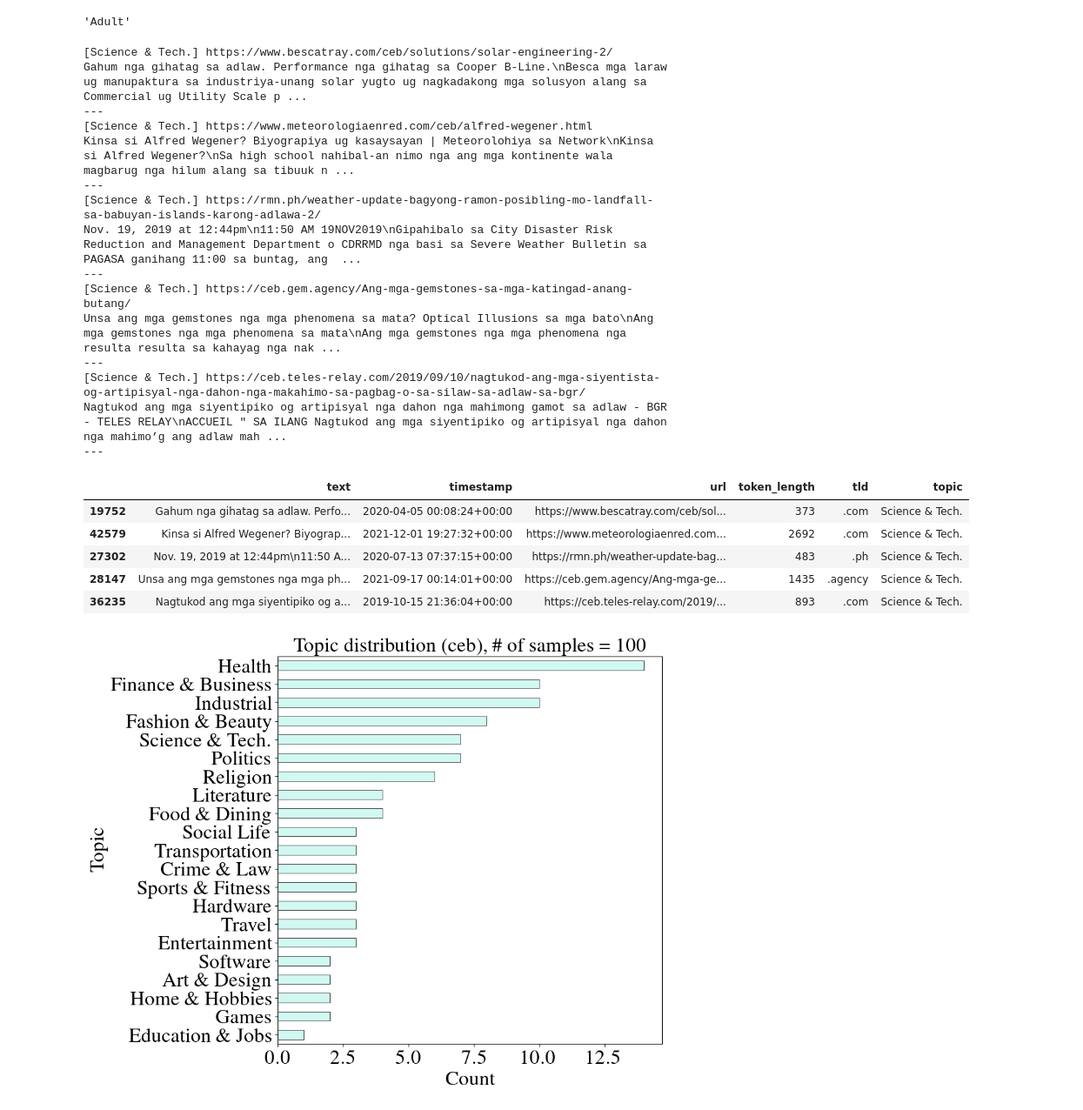
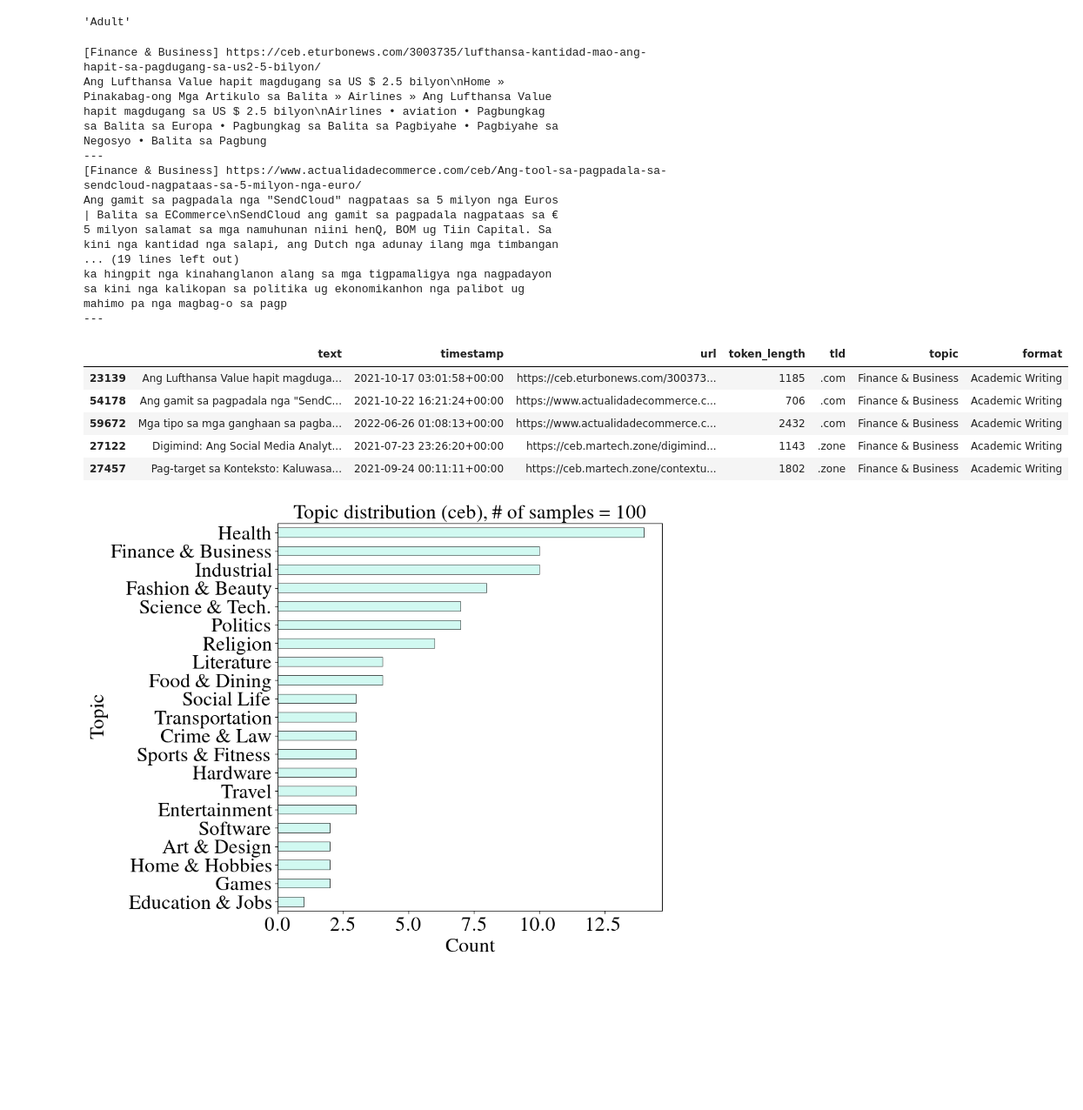
Before and after one commit to ljvmiranda921/scratch, a Jupyter notebook: 2026-03-20-madlad/2026-03-20-check-langs.ipynb, the cells around one changed output. Shown at 87% size. Saved outputs shown, nothing was run; the diff lists cells and outputs as text; code cells hidden in the pictures; blank space fills up the shorter version.

```diff
--- a/2026-03-20-madlad/2026-03-20-check-langs.ipynb
+++ b/2026-03-20-madlad/2026-03-20-check-langs.ipynb
@@ -191,40 +191,45 @@ df_sample["topic"] = df_sample.progress_apply(
     lambda row: classify_topic(row["text"], row["url"]), axis=1
 )
 # %%
+import textwrap
+
+
 def inspect_topic(df: pd.DataFrame, topic: str, n: int = 5) -> pd.DataFrame:
     """Sample n rows from a given topic and display text snippets."""
     subset = df[df["topic"] == topic]
     sample = subset.sample(min(n, len(subset)))
     for _, row in sample.iterrows():
         print(f"[{row['topic']}] {row['url']}")
-        print(row["text"][:300])
+        print(textwrap.fill(row["text"][:300], width=70))
         print("---")
     return sample
 
 
-inspect_topic(df_sample, "Science & Tech.", n=5)
+inspect_topic(df_sample, "Finance & Business", n=5)
 # %% [output]
-[Science & Tech.] https://www.bescatray.com/ceb/solutions/solar-engineering-2/
-Gahum nga gihatag sa adlaw. Performance nga gihatag sa Cooper B-Line.\nBesca mga laraw ug manupaktura sa industriya-unang solar yugto ug nagkadakong mga solusyon alang sa Commercial ug Utility Scale p ...
+[Finance & Business] https://ceb.eturbonews.com/3003735/lufthansa-kantidad-mao-ang-hapit-sa-pagdugang-sa-us2-5-bilyon/
+Ang Lufthansa Value hapit magdugang sa US $ 2.5 bilyon\nHome »
+Pinakabag-ong Mga Artikulo sa Balita » Airlines » Ang Lufthansa Value
+hapit magdugang sa US $ 2.5 bilyon\nAirlines • aviation • Pagbungkag
+sa Balita sa Europa • Pagbungkag sa Balita sa Pagbiyahe • Pagbiyahe sa
+Negosyo • Balita sa Pagbung
 ---
-[Science & Tech.] https://www.meteorologiaenred.com/ceb/alfred-wegener.html
-Kinsa si Alfred Wegener? Biyograpiya ug kasaysayan | Meteorolohiya sa Network\nKinsa si Alfred Wegener?\nSa high school nahibal-an nimo nga ang mga kontinente wala magbarug nga hilum alang sa tibuuk n ...
+[Finance & Business] https://www.actualidadecommerce.com/ceb/Ang-tool-sa-pagpadala-sa-sendcloud-nagpataas-sa-5-milyon-nga-euro/
+Ang gamit sa pagpadala nga "SendCloud" nagpataas sa 5 milyon nga Euros
+| Balita sa ECommerce\nSendCloud ang gamit sa pagpadala nagpataas sa €
+5 milyon salamat sa mga namuhunan niini henQ, BOM ug Tiin Capital. Sa
+kini nga kantidad nga salapi, ang Dutch nga adunay ilang mga timbangan
+... (19 lines left out)
+ka hingpit nga kinahanglanon alang sa mga tigpamaligya nga nagpadayon
+sa kini nga kalikopan sa politika ug ekonomikanhon nga palibot ug
+mahimo pa nga magbag-o sa pagp
 ---
-[Science & Tech.] https://rmn.ph/weather-update-bagyong-ramon-posibling-mo-landfall-sa-babuyan-islands-karong-adlawa-2/
-Nov. 19, 2019 at 12:44pm\n11:50 AM 19NOV2019\nGipahibalo sa City Disaster Risk Reduction and Management Department o CDRRMD nga basi sa Severe Weather Bulletin sa PAGASA ganihang 11:00 sa buntag, ang  ...
----
-[Science & Tech.] https://ceb.gem.agency/Ang-mga-gemstones-sa-mga-katingad-anang-butang/
-Unsa ang mga gemstones nga mga phenomena sa mata? Optical Illusions sa mga bato\nAng mga gemstones nga mga phenomena sa mata\nAng mga gemstones nga mga phenomena nga resulta resulta sa kahayag nga nak ...
----
-[Science & Tech.] https://ceb.teles-relay.com/2019/09/10/nagtukod-ang-mga-siyentista-og-artipisyal-nga-dahon-nga-makahimo-sa-pagbag-o-sa-silaw-sa-adlaw-sa-bgr/
-Nagtukod ang mga siyentipiko og artipisyal nga dahon nga mahimong gamot sa adlaw - BGR - TELES RELAY\nACCUEIL " SA ILANG Nagtukod ang mga siyentipiko og artipisyal nga dahon nga mahimo’g ang adlaw mah ...
----
-|  | text | timestamp | url | token_length | tld | topic |
-| 19752 | Gahum nga gihatag sa adlaw. Perfo... | 2020-04-05 00:08:24+00:00 | https://www.bescatray.com/ceb/sol... | 373 | .com | Science & Tech. |
-| 42579 | Kinsa si Alfred Wegener? Biyograp... | 2021-12-01 19:27:32+00:00 | https://www.meteorologiaenred.com... | 2692 | .com | Science & Tech. |
-| 27302 | Nov. 19, 2019 at 12:44pm\n11:50 A... | 2020-07-13 07:37:15+00:00 | https://rmn.ph/weather-update-bag... | 483 | .ph | Science & Tech. |
-| 28147 | Unsa ang mga gemstones nga mga ph... | 2021-09-17 00:14:01+00:00 | https://ceb.gem.agency/Ang-mga-ge... | 1435 | .agency | Science & Tech. |
-| 36235 | Nagtukod ang mga siyentipiko og a... | 2019-10-15 21:36:04+00:00 | https://ceb.teles-relay.com/2019/... | 893 | .com | Science & Tech. |
+|  | text | timestamp | url | token_length | tld | topic | format |
+| 23139 | Ang Lufthansa Value hapit magduga... | 2021-10-17 03:01:58+00:00 | https://ceb.eturbonews.com/300373... | 1185 | .com | Finance & Business | Academic Writing |
+| 54178 | Ang gamit sa pagpadala nga "SendC... | 2021-10-22 16:21:24+00:00 | https://www.actualidadecommerce.c... | 706 | .com | Finance & Business | Academic Writing |
+| 59672 | Mga tipo sa mga ganghaan sa pagba... | 2022-06-26 01:08:13+00:00 | https://www.actualidadecommerce.c... | 2432 | .com | Finance & Business | Academic Writing |
+| 27122 | Digimind: Ang Social Media Analyt... | 2021-07-23 23:26:20+00:00 | https://ceb.martech.zone/digimind... | 1143 | .zone | Finance & Business | Academic Writing |
+| 27457 | Pag-target sa Konteksto: Kaluwasa... | 2021-09-24 00:11:11+00:00 | https://ceb.martech.zone/contextu... | 1802 | .zone | Finance & Business | Academic Writing |
 # %%
 topic_counts = df_sample["topic"].value_counts()
 
```
Also changed, not shown: parts of 6 cells of this notebook, 2 other files.
